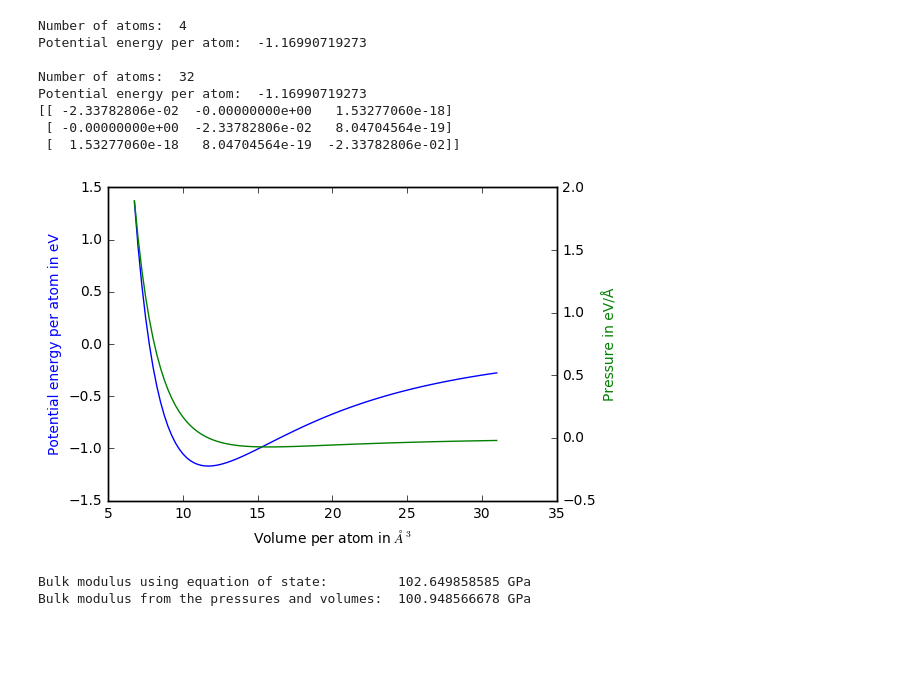
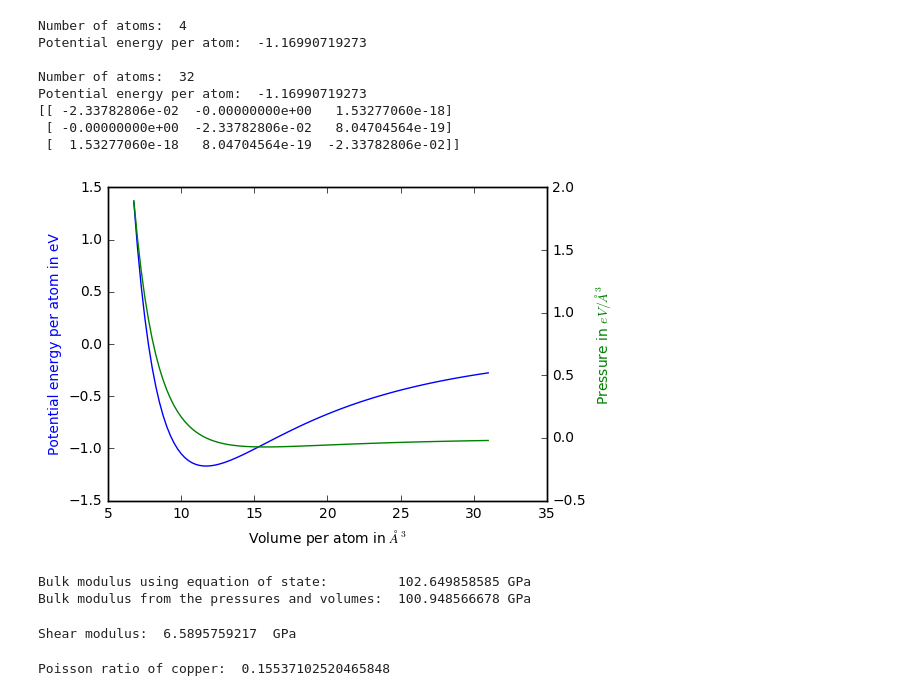
Before and after one commit to bk388/IB_project, a Jupyter notebook: Deliverables.ipynb, the cells around one changed output. Drawn from its saved outputs; the diff is of its cells as text; code cells hidden in the pictures; blank space fills up the shorter version.

Commit message:
Finished Task and Deliverable 1.3

```diff
--- a/Deliverables.ipynb
+++ b/Deliverables.ipynb
@@ -146,34 +146,102 @@ for side in sides:
 bulk_eq = 0.0
 for index in range(len(sides)-1):
     if pots[index] == np.min(pots):
         dP = pressures[index+1] - pressures[index-1]
         dV = vols[index+1] - vols[index-1]
         bulk_eq = -vols[index]*dP/dV
 
 
 
 #Plot the energies and pressures
 fig, energies_plot = plt.subplots()
 energies_plot.set_xlabel('Volume per atom in $Å^3$')
 energies_plot.set_ylabel('Potential energy per atom in eV', color='b')
 energies_plot.plot(vols, pots, 'b')
 pressures_plot = energies_plot.twinx()
-pressures_plot.set_ylabel('Pressure in eV/Å', color='g')
+pressures_plot.set_ylabel('Pressure in $eV/Å^3$', color='g')
 pressures_plot.plot(vols, pressures, 'g')
 fig.tight_layout()
 plt.show()
 
 cell = np.array([[1., 0., 0.],
                  [0., 1., 0.],
                  [0., 0., 1.]])
 cell *= 3.5
 vol = 3.5**3.0
 eos = EquationOfState(vols, pots, eos="birchmurnaghan")
 v0, e0, B = eos.fit()
 print('Bulk modulus using equation of state:        ', B / kJ * 1.0e24, 'GPa')
 bulk_eq = bulk_eq / kJ * 1.0e24
 print('Bulk modulus from the pressures and volumes: ', bulk_eq, 'GPa')
 # %% [output]
-[figure, old version]
+[figure, new version]
 Bulk modulus using equation of state:         102.649858585 GPa
 Bulk modulus from the pressures and volumes:  100.948566678 GPa
+# %%
+#Task and Deliverable 1.3
+cu = bulk("Cu", "fcc", a=3.602878775, cubic=True)
+cu.set_calculator(calc)
+cell = cu.get_cell()
+shears = np.arange(start=-0.04, stop=0.04, step = 0.001)
+strains = np.divide(shears, cell[0,0])
+A = (cell[0,0]**2)
+shear_forces = []
+for shear in shears:
+    cell[1, 0] = shear
+    cu.set_cell(cell)
+    shear_forces.append(cu.get_stress(voigt=False))
+
+shear_forces = np.array(shear_forces)
+shear_stresses = shear_forces[:,1,0]/A #eV/Å^3
+#print(np.array(shear_forces))
+a, b = np.polyfit(np.array(strains), shear_stresses, deg=1) #a is basically the shear modulus
+reg_line = strains * a + b
+#plt.plot(strains, shear_stresses, 'red')
+#plt.plot(strains, reg_line, 'blue')
+#print(a, ' ', b)
+#plt.show()
+shear_modulus = a / kJ * 1.0e24
+print('Shear modulus: ', shear_modulus, ' GPa')
+#The shear modulus is off, I don't know why
+# %% [output]
+Shear modulus:  6.5895759217  GPa
+# %%
+#Task and Deliverable 1.3 2nd part
+
+a0 = 3.602878775
+treshold = 1.e-9
+cu = bulk("Cu", "fcc", a=a0, cubic=True)
+cu.set_calculator(calc)
+cell = cu.get_cell()
+xStrain = 0.1
+yzStrain_top = 0.
+yzStrain_bottom = -xStrain
+yzStrain = yzStrain_bottom
+cell[0, 0] = (1 + xStrain)*a0
+cu.set_cell(cell)
+stress_top = cu.get_stress(voigt=False)[1,1]
+
+cell[1, 1] = (1+yzStrain)*a0
+cell[2, 2] = (1+yzStrain)*a0
+cu.set_cell(cell)
+stress = cu.get_stress(voigt=False)[1,1]
+stress_bottom = stress
+
+while abs(stress) > treshold:
+    yzStrain = (yzStrain_top + yzStrain_bottom)/2.0
+    cell[1, 1] = (1+yzStrain)*a0
+    cell[2, 2] = (1+yzStrain)*a0
+    cu.set_cell(cell)
+    stress = cu.get_stress(voigt=False)[1,1]
+
+    if stress*stress_top > 0:
+        stress_top = stress
+        yzStrain_top = yzStrain
+    else:
+        stress_bottom = stress
+        yzStrain_bottom = yzStrain
+
+#print(stress, ' ', yzStrain)
+print('Poisson ratio of copper: ', -yzStrain/xStrain)
+# %% [output]
+Poisson ratio of copper:  0.15537102520465848
```
